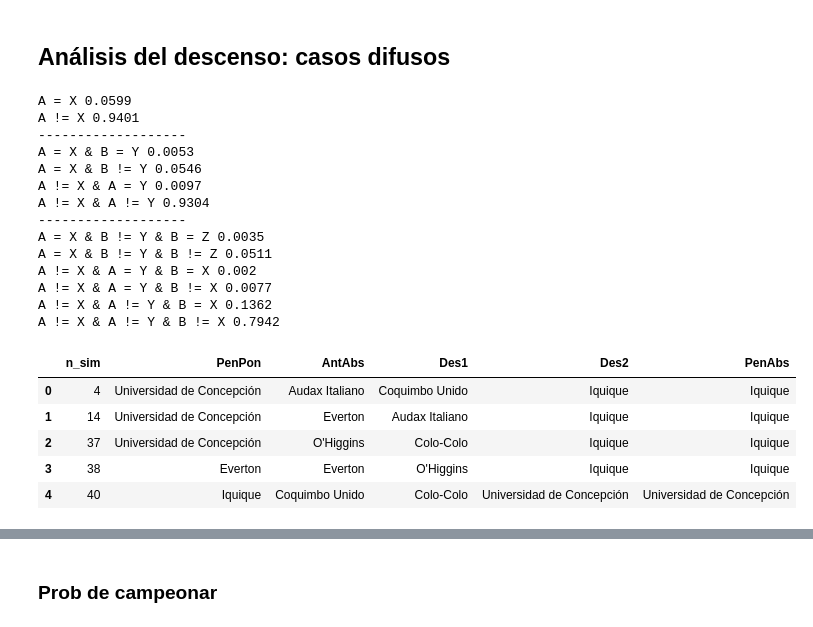
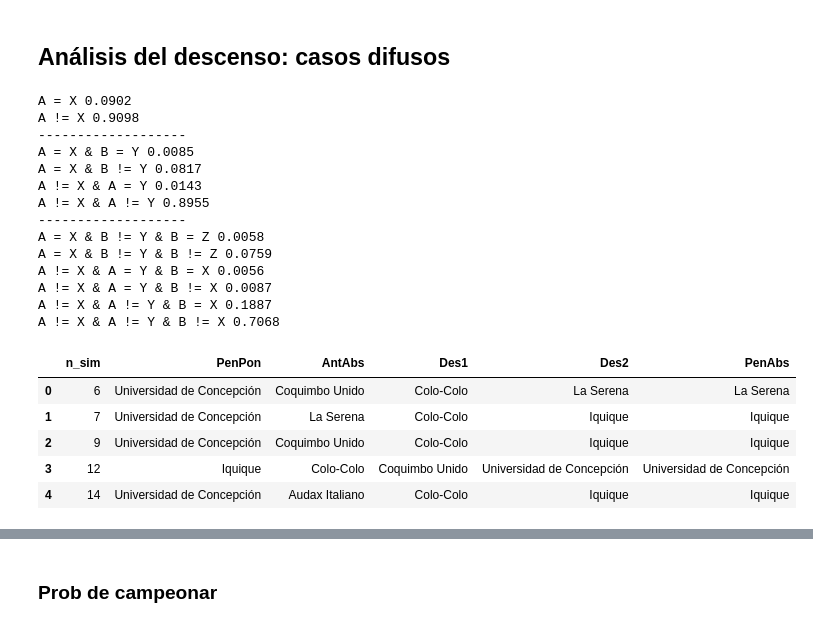
Before and after one commit to pablogalazcares/football-DS-projects, a Jupyter notebook: Poisson Chile 2020.ipynb, the cells around one changed output, grey strips where cells are left out. Saved outputs shown, nothing was run; the diff lists cells and outputs as text; code cells hidden in the pictures.

```diff
--- a/Poisson Chile 2020.ipynb
+++ b/Poisson Chile 2020.ipynb
@@ -218,7 +219,7 @@ def relegation_stats(N_sim, df_posicion, poisson_model):
     df_desc_stats.to_csv("df_desc_stats.csv")
     return df_desc_stats
 # %%
-def cases_distribution(df_posicion):
+def cases_distribution(df_posicion, N_sim):
     df_last = df_posicion[df_posicion["Posición"].isin([16,17,18])]
 
     l1a, l1b = 0, 0
@@ -238,42 +239,47 @@ def cases_distribution(df_posicion):
         Y = df_sim[(df_sim.Tabla == "Ponderada")&(df_sim["Posición"] == 17)]["Equipo"].iloc[0]
         Z = df_sim[(df_sim.Tabla == "Ponderada")&(df_sim["Posición"] == 16)]["Equipo"].iloc[0]
 
-        if A == X: l1a += 1
+        if A == X:
+            l1a += 1
             if B == Y: l2a += 1
-            elif B != Y: l2b += 1
+            elif B != Y:
+                l2b += 1
                 if B == Z: l3a +=1
                 elif B != Z: l3b += 1
-        elif A != X: l1b += 1
-            if A == Y: l2c += 1
+        elif A != X:
+            l1b += 1
+            if A == Y:
+                l2c += 1
                 if B == X: l3c += 1
                 elif B != X: l3d += 1
-            elif A != Y: l2d += 1
+            elif A != Y:
+                l2d += 1
                 if B == X:
                     l3e += 1
                     matches_cd3.append([n_sim, Y, C, A, X, B])
                 elif B != X: l3f += 1
 
-    print("A = X", l1a/N_test)
-    print("A != X", l1b/N_test)
+    print("A = X", l1a/N_sim)
+    print("A != X", l1b/N_sim)
     print("-------------------")
-    print("A = X & B = Y", l2a/N_test)
-    print("A = X & B != Y", l2b/N_test)
-    print("A != X & A = Y", l2c/N_test)
-    print("A != X & A != Y", l2d/N_test)
+    print("A = X & B = Y", l2a/N_sim)
+    print("A = X & B != Y", l2b/N_sim)
+    print("A != X & A = Y", l2c/N_sim)
+    print("A != X & A != Y", l2d/N_sim)
     print("-------------------")
-    print("A = X & B != Y & B = Z", l3a/N_test)
-    print("A = X & B != Y & B != Z", l3b/N_test)
-    print("A != X & A = Y & B = X", l3c/N_test)
-    print("A != X & A = Y & B != X", l3d/N_test)
-    print("A != X & A != Y & B = X", l3e/N_test)
-    print("A != X & A != Y & B != X", l3f/N_test)
+    print("A = X & B != Y & B = Z", l3a/N_sim)
+    print("A = X & B != Y & B != Z", l3b/N_sim)
+    print("A != X & A = Y & B = X", l3c/N_sim)
+    print("A != X & A = Y & B != X", l3d/N_sim)
+    print("A != X & A != Y & B = X", l3e/N_sim)
+    print("A != X & A != Y & B != X", l3f/N_sim)
     df_cd3 = pd.DataFrame(matches_cd3, columns = ["n_sim","PenPon","AntAbs","Des1","Des2","PenAbs"])
     return df_cd3
 # %% [markdown]
 ## Lectura de datos
 # %%
 df = pd.read_csv("matches_chile.csv")
-df_tabla_2019 = pd.read_excel("Tabla2019.xlsx", index_col = "Equipo")
+df_tabla_2019 = pd.read_csv("Tabla2019.csv", index_col = "Equipo")
 df_tabla_2019.sort_values(by=["PTS","DG"], ascending = False, inplace = True)
 teams = df.Local.unique()
 df.info()
@@ -459,29 +465,29 @@ summary_reasons
 # %% [markdown]
 ## Análisis del descenso: casos difusos
 # %%
-df_cd3 = cases_distribution(df_posicion)
+df_cd3 = cases_distribution(df_posicion, N_sim)
 df_cd3.head()
 # %% [output]
-A = X 0.0599
-A != X 0.9401
+A = X 0.0902
+A != X 0.9098
 -------------------
-A = X & B = Y 0.0053
-A = X & B != Y 0.0546
-A != X & A = Y 0.0097
-A != X & A != Y 0.9304
+A = X & B = Y 0.0085
+A = X & B != Y 0.0817
+A != X & A = Y 0.0143
+A != X & A != Y 0.8955
 -------------------
-A = X & B != Y & B = Z 0.0035
-A = X & B != Y & B != Z 0.0511
-A != X & A = Y & B = X 0.002
-A != X & A = Y & B != X 0.0077
-A != X & A != Y & B = X 0.1362
-A != X & A != Y & B != X 0.7942
+A = X & B != Y & B = Z 0.0058
+A = X & B != Y & B != Z 0.0759
+A != X & A = Y & B = X 0.0056
+A != X & A = Y & B != X 0.0087
+A != X & A != Y & B = X 0.1887
+A != X & A != Y & B != X 0.7068
 |  | n_sim | PenPon | AntAbs | Des1 | Des2 | PenAbs |
-| 0 | 4 | Universidad de Concepción | Audax Italiano | Coquimbo Unido | Iquique | Iquique |
-| 1 | 14 | Universidad de Concepción | Everton | Audax Italiano | Iquique | Iquique |
-| 2 | 37 | Universidad de Concepción | O'Higgins | Colo-Colo | Iquique | Iquique |
-| 3 | 38 | Everton | Everton | O'Higgins | Iquique | Iquique |
-| 4 | 40 | Iquique | Coquimbo Unido | Colo-Colo | Universidad de Concepción | Universidad de Concepción |
+| 0 | 6 | Universidad de Concepción | Coquimbo Unido | Colo-Colo | La Serena | La Serena |
+| 1 | 7 | Universidad de Concepción | La Serena | Colo-Colo | Iquique | Iquique |
+| 2 | 9 | Universidad de Concepción | Coquimbo Unido | Colo-Colo | Iquique | Iquique |
+| 3 | 12 | Iquique | Colo-Colo | Coquimbo Unido | Universidad de Concepción | Universidad de Concepción |
+| 4 | 14 | Universidad de Concepción | Audax Italiano | Colo-Colo | Iquique | Iquique |
 # %%
 df_cd3[df_cd3.Des2 == df_cd3.PenAbs].PenAbs.value_counts()/N_sim
 # %% [output]
```
Also changed, not shown: parts of 14 cells of this notebook, 2 other files.
